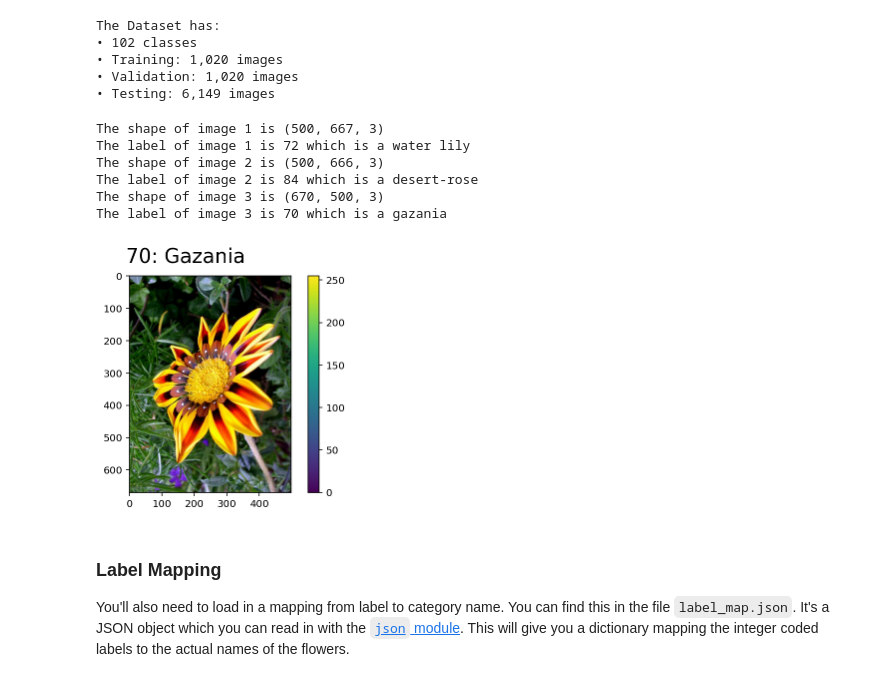
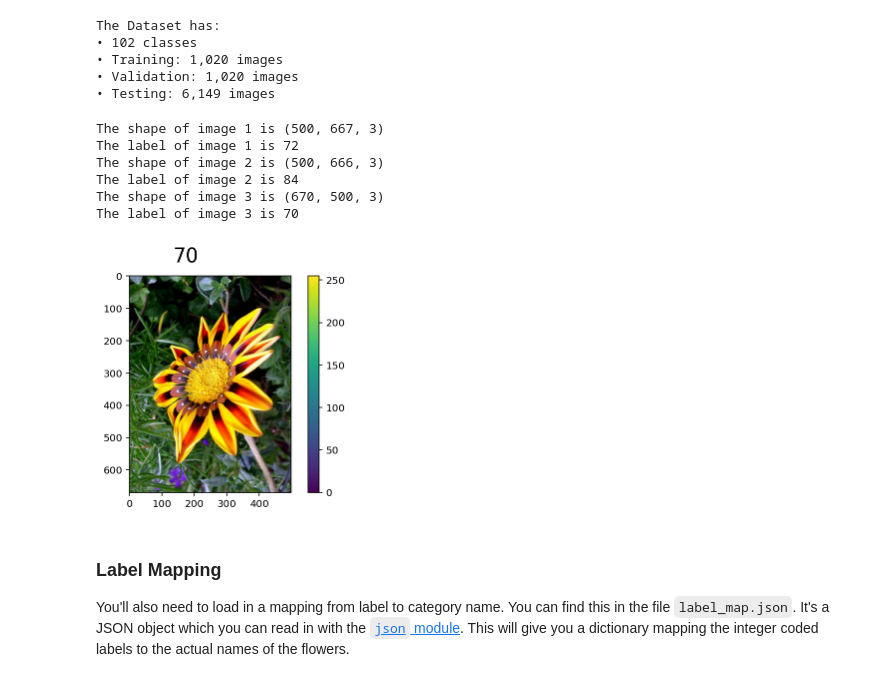
Before and after one commit to watkins-tim/TF-Image-Classifier-Project, a Jupyter notebook: Project_Image_Classifier_Project.ipynb, the cells around one changed output. Saved outputs shown, nothing was run; the diff lists cells and outputs as text; code cells hidden in the pictures.

```diff
--- a/Project_Image_Classifier_Project.ipynb
+++ b/Project_Image_Classifier_Project.ipynb
@@ -128,29 +117,28 @@ label = ''
 for image, label in dataset['train'].take(3):
     image = image.numpy()
     label = label.numpy()
-    name = info.features['label'].names[label]
 
     print('The shape of image {} is {}'.format(i, image.shape))
-    print('The label of image {} is {} which is a {}'.format(i, label, name))
+    print('The label of image {} is {}'.format(i, label))
     i+=1
 # %% [output]
 The shape of image 1 is (500, 667, 3)
-The label of image 1 is 72 which is a water lily
+The label of image 1 is 72
 The shape of image 2 is (500, 666, 3)
-The label of image 2 is 84 which is a desert-rose
+The label of image 2 is 84
 The shape of image 3 is (670, 500, 3)
-The label of image 3 is 70 which is a gazania
+The label of image 3 is 70
 # %%
 # Plot 1 image from the training set. Set the title
 # of the plot to the corresponding image label.
 
 fig = plt.figure()
 plt.imshow(image)
-fig.suptitle(str(label) + ': '+ name.capitalize(), fontsize=20)
+fig.suptitle(str(label), fontsize=20)
 plt.colorbar()
 plt.show()
 # %% [output]
-[figure, old version]
+[figure, new version]
 # %% [markdown]
 ### Label Mapping
 
```
Also changed, not shown: parts of 25 cells of this notebook, 3 other files.
